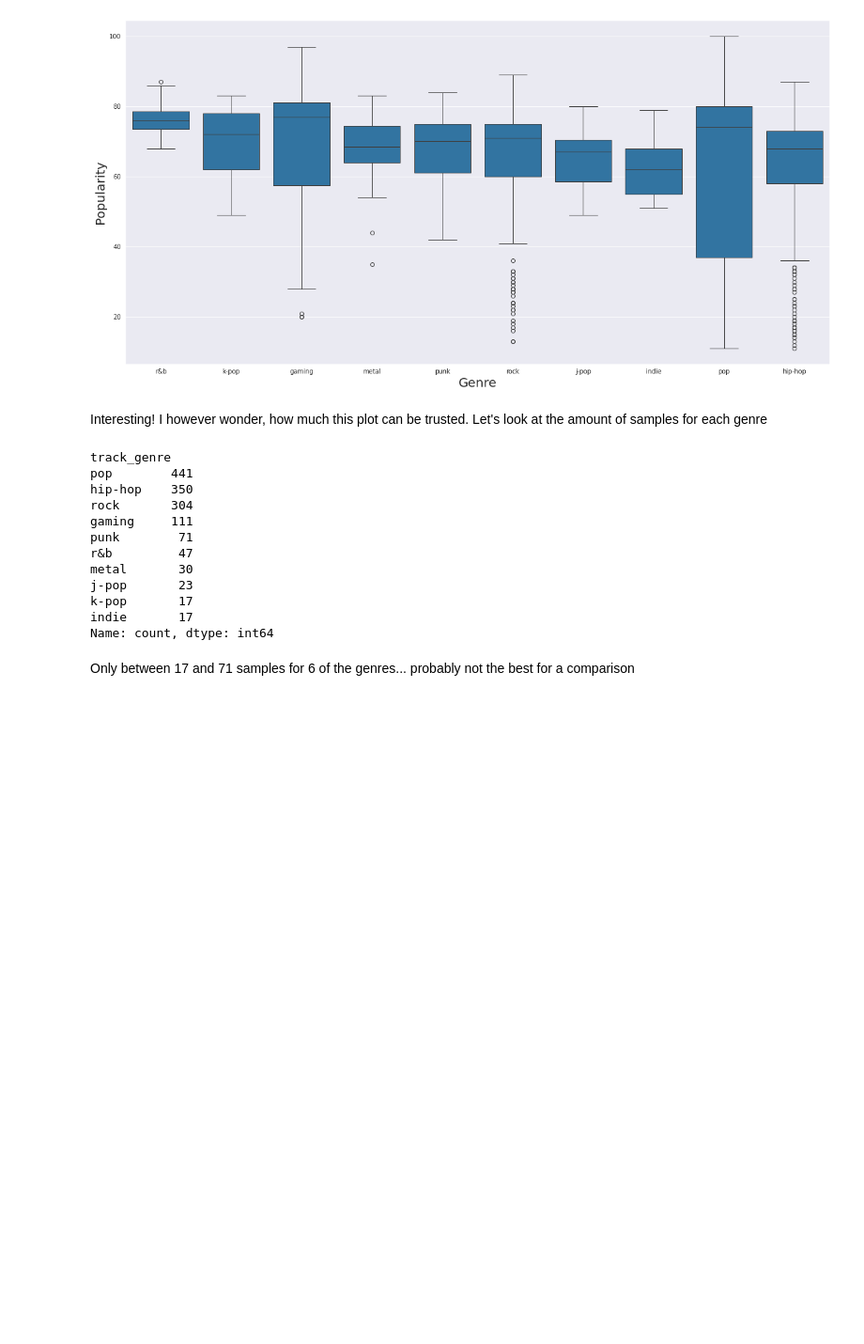
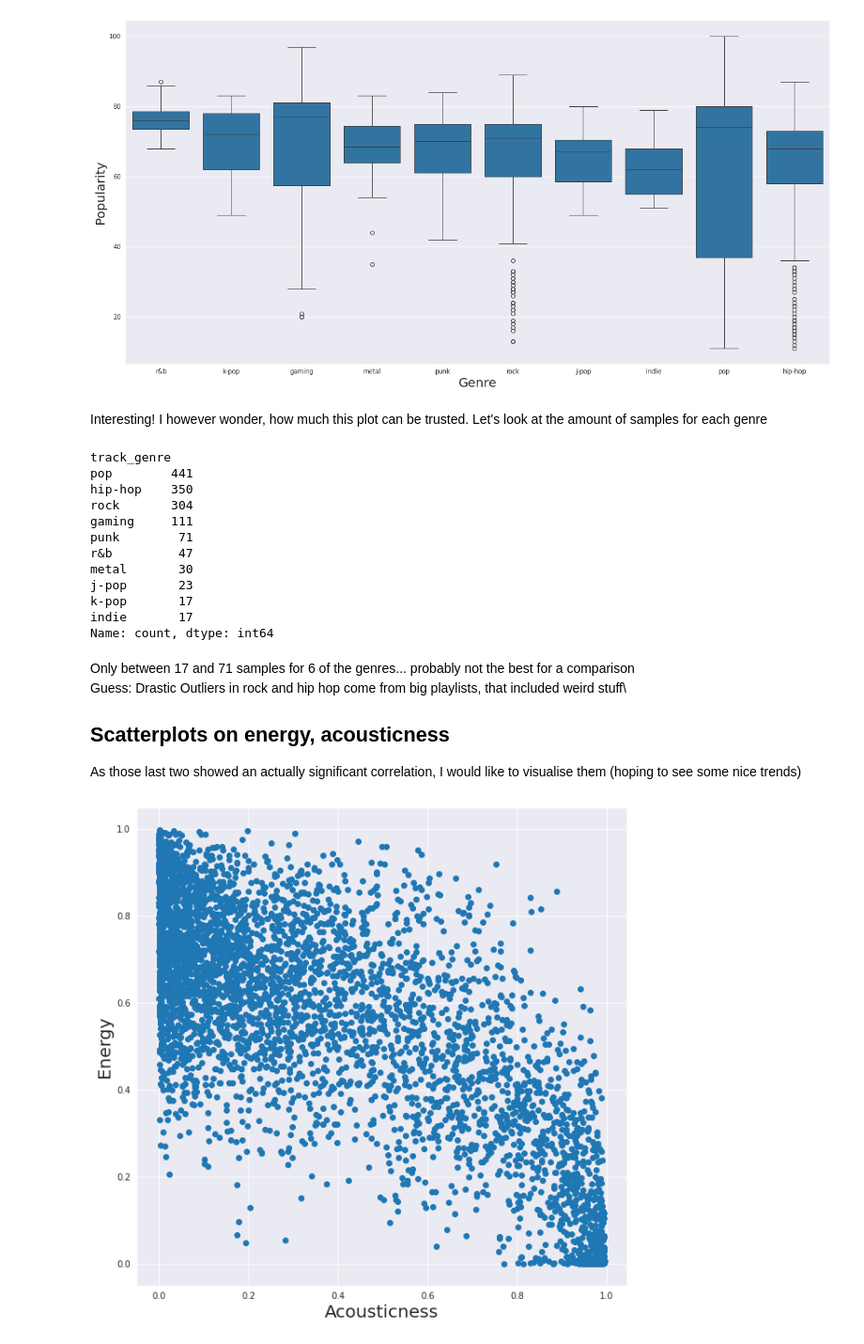
Before and after one commit to Fabian5150/dataViz, a Jupyter notebook: python/notebooks/diary3.ipynb, the cells around one changed output. Shown at 94% size. Saved outputs shown, nothing was run; the diff lists cells and outputs as text; code cells hidden in the pictures; blank space fills up the shorter version.

Commit message:
Scatterplot Acousticness and energy

```diff
--- a/python/notebooks/diary3.ipynb
+++ b/python/notebooks/diary3.ipynb
@@ -386,4 +386,19 @@ k-pop       17
 indie       17
 Name: count, dtype: int64
 # %% [markdown]
-Only between 17 and 71 samples for 6 of the genres... probably not the best for a comparison
+Only between 17 and 71 samples for 6 of the genres... probably not the best for a comparison\
+Guess: Drastic Outliers in rock and hip hop come from big playlists, that included weird stuff\
+## Scatterplots on energy, acousticness
+As those last two showed an actually significant correlation, I would like to visualise them
+(hoping to see some nice trends)
+# %%
+x = songs["acousticness"]
+y = songs["energy"]
+
+fig1 = plt.figure(figsize=(10, 10))
+plt.scatter(x, y)
+plt.xlabel('Acousticness', fontsize=20)
+plt.ylabel('Energy', fontsize=20)
+plt.show()
+# %% [output]
+[figure, added]
```
Also changed, not shown: parts of 1 cell of this notebook.
